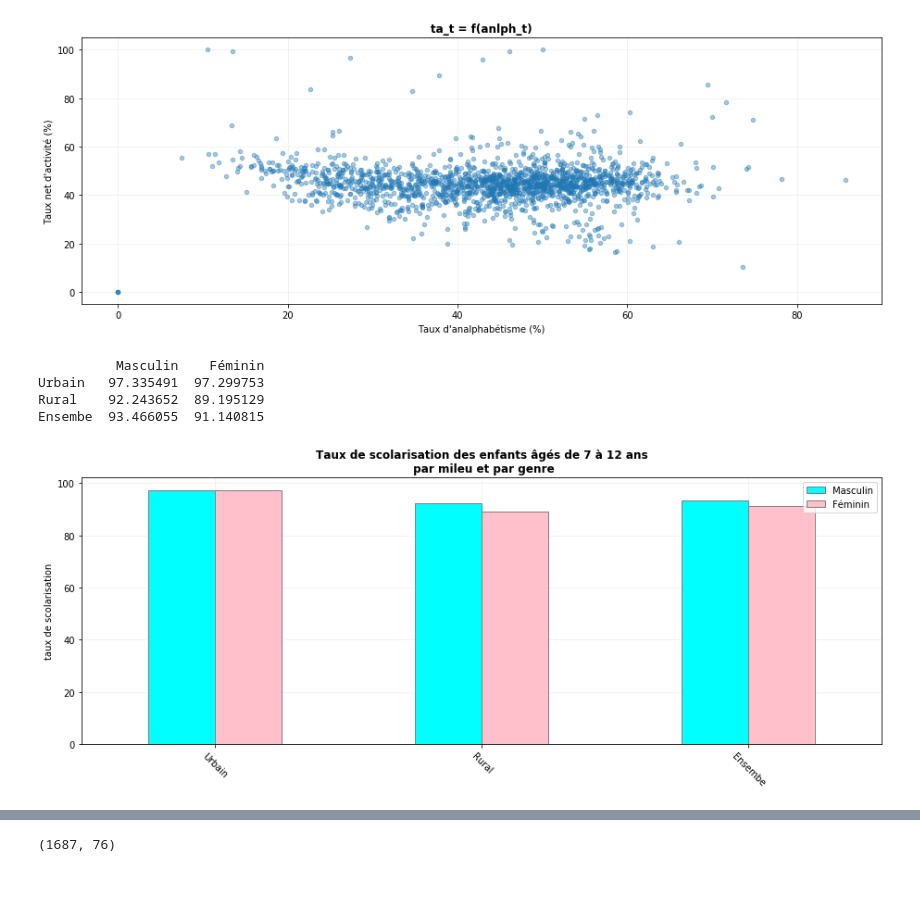
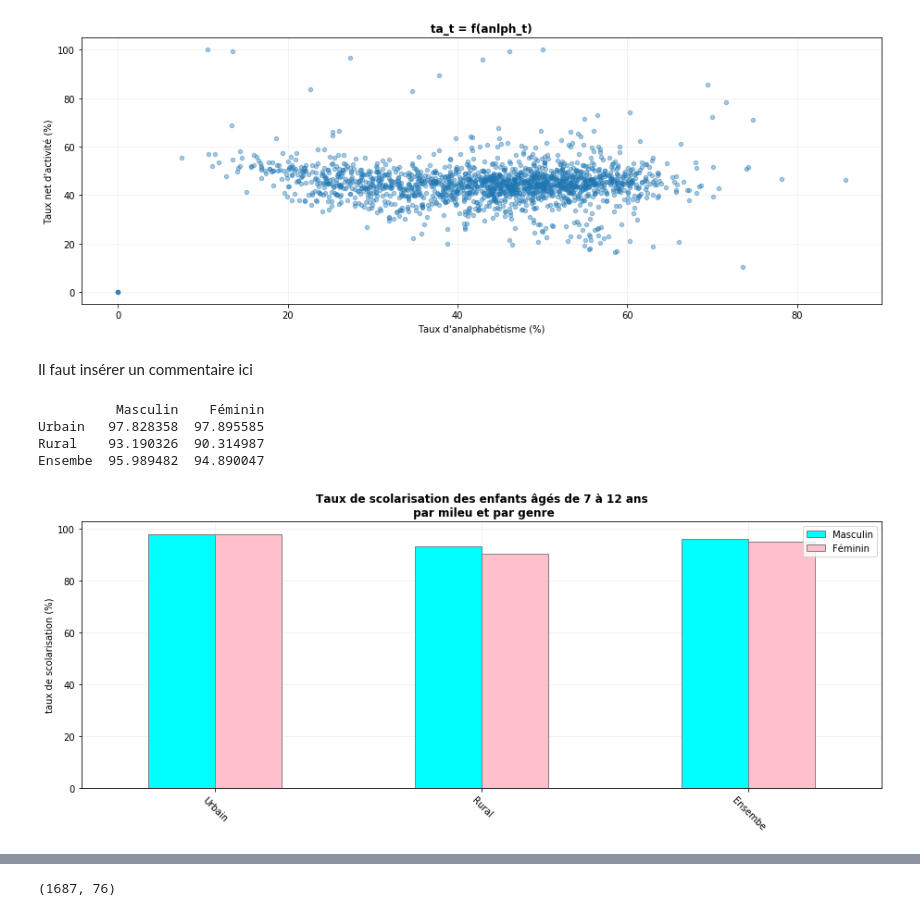
Before and after one commit to MarouaneBerkak/pandas_test, a Jupyter notebook: notebook_OEL_MBE.ipynb, the cells around one changed output, grey strips where cells are left out. Drawn from its saved outputs; the diff is of its cells as text; code cells hidden in the pictures; blank space fills up the shorter version.

```diff
--- a/notebook_OEL_MBE.ipynb
+++ b/notebook_OEL_MBE.ipynb
@@ -288,34 +289,44 @@ axes.grid(alpha=0.2)
 plt.show()
 # %% [output]
 [figure]
+# %% [markdown]
+Il faut insérer un commentaire ici
 # %%
-# 18
-# taux scolarisation des enfants (7-12): scol_t
+# 18 répartition du taux de scolarisation des enfants âgés de 7 à 12 ans par milieu et par genre au niveau des communes
+
 fig = plt.figure()
 axes = fig.add_axes([0,0,2,1])
 
 df_scol = pd.DataFrame()
 
-df_scol.loc['Urbain', 'Masculin'] = dfcom['scol_m'][com_u_bool].mean()
-df_scol.loc['Urbain', 'Féminin'] = dfcom['scol_f'][com_u_bool].mean()
-df_scol.loc['Rural', 'Masculin'] = dfcom['scol_m'][com_r_bool].mean()
-df_scol.loc['Rural', 'Féminin'] = dfcom['scol_f'][com_r_bool].mean()
-df_scol.loc['Ensembe', 'Masculin'] = dfcom['scol_m'].mean()
-df_scol.loc['Ensembe', 'Féminin'] = dfcom['scol_f'].mean()
+com_r_bool = dfcom['type_commune']=='Rural'
+
+
+pop_r = dfcom['pop_t'][com_r_bool].sum()
+pop_u = dfcom['pop_t'][~com_r_bool].sum()
+pop_e = pop_r + pop_u
+
+df_scol.loc['Urbain', 'Masculin'] = (dfcom['pop_t'][~com_r_bool] * dfcom['scol_m'][~com_r_bool]).sum() / pop_u
+df_scol.loc['Urbain', 'Féminin'] = (dfcom['pop_t'][~com_r_bool] * dfcom['scol_f'][~com_r_bool]).sum() / pop_u
+df_scol.loc['Rural', 'Masculin'] = (dfcom['pop_t'][com_r_bool] * dfcom['scol_m'][com_r_bool]).sum() / pop_r
+df_scol.loc['Rural', 'Féminin'] = (dfcom['pop_t'][com_r_bool] * dfcom['scol_f'][com_r_bool]).sum() / pop_r
+
+df_scol.loc['Ensembe', 'Masculin'] = (dfcom['pop_t'] * dfcom['scol_m']).sum() / pop_e
+df_scol.loc['Ensembe', 'Féminin'] = (dfcom['pop_t'] * dfcom['scol_f']).sum() / pop_e
 
 df_scol.plot.bar(ax=axes, color=['cyan', 'pink'], edgecolor='gray')
 
-plt.ylabel('taux de scolarisation')
+plt.ylabel('taux de scolarisation (%)')
 plt.xticks(rotation=-45)
 plt.title(label="Taux de scolarisation des enfants âgés de 7 à 12 ans\n par mileu et par genre",
           fontweight='bold')
 axes.set_axisbelow(True)
 axes.grid(alpha=0.2)
 print(df_scol)
 plt.show()
 # %% [output]
           Masculin    Féminin
-Urbain   97.335491  97.299753
-Rural    92.243652  89.195129
-Ensembe  93.466055  91.140815
+Urbain   97.828358  97.895585
+Rural    93.190326  90.314987
+Ensembe  95.989482  94.890047
-[figure, old version]
+[figure, new version]
```
Also changed, not shown: parts of 33 cells of this notebook.
